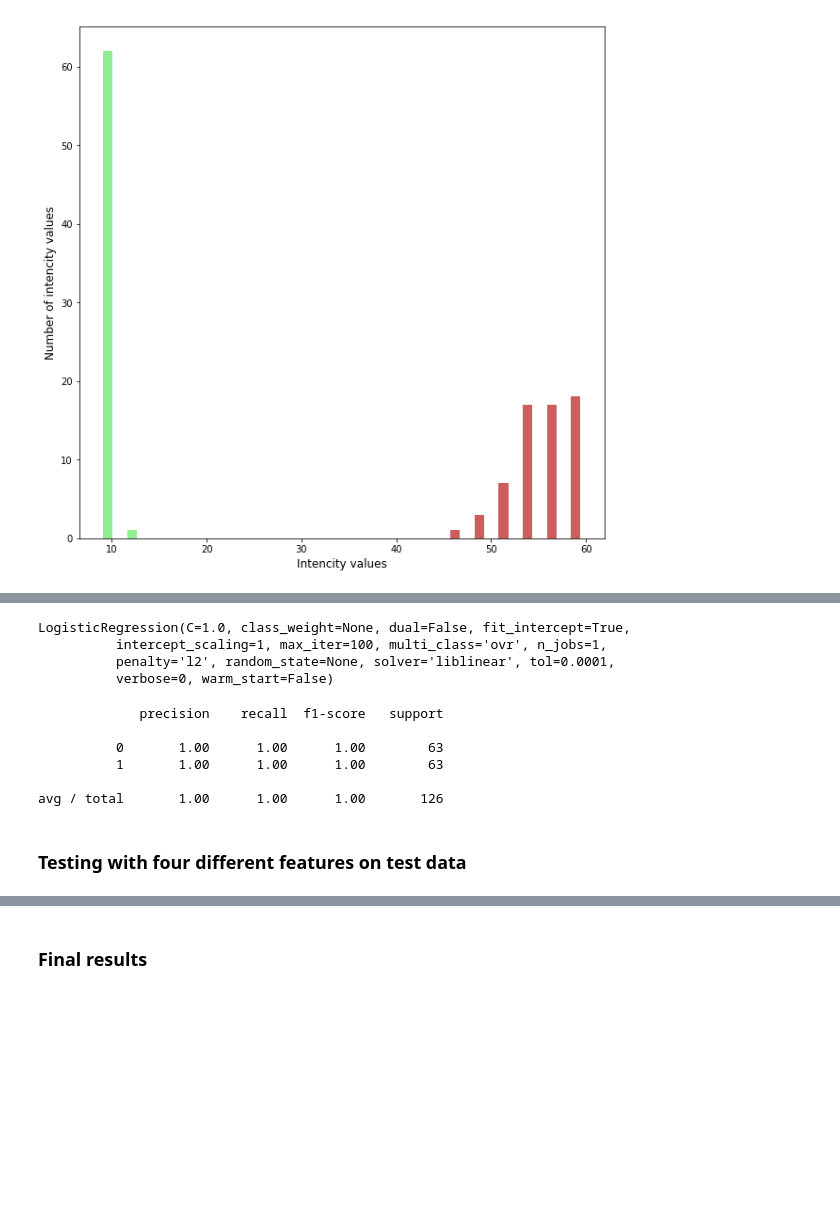
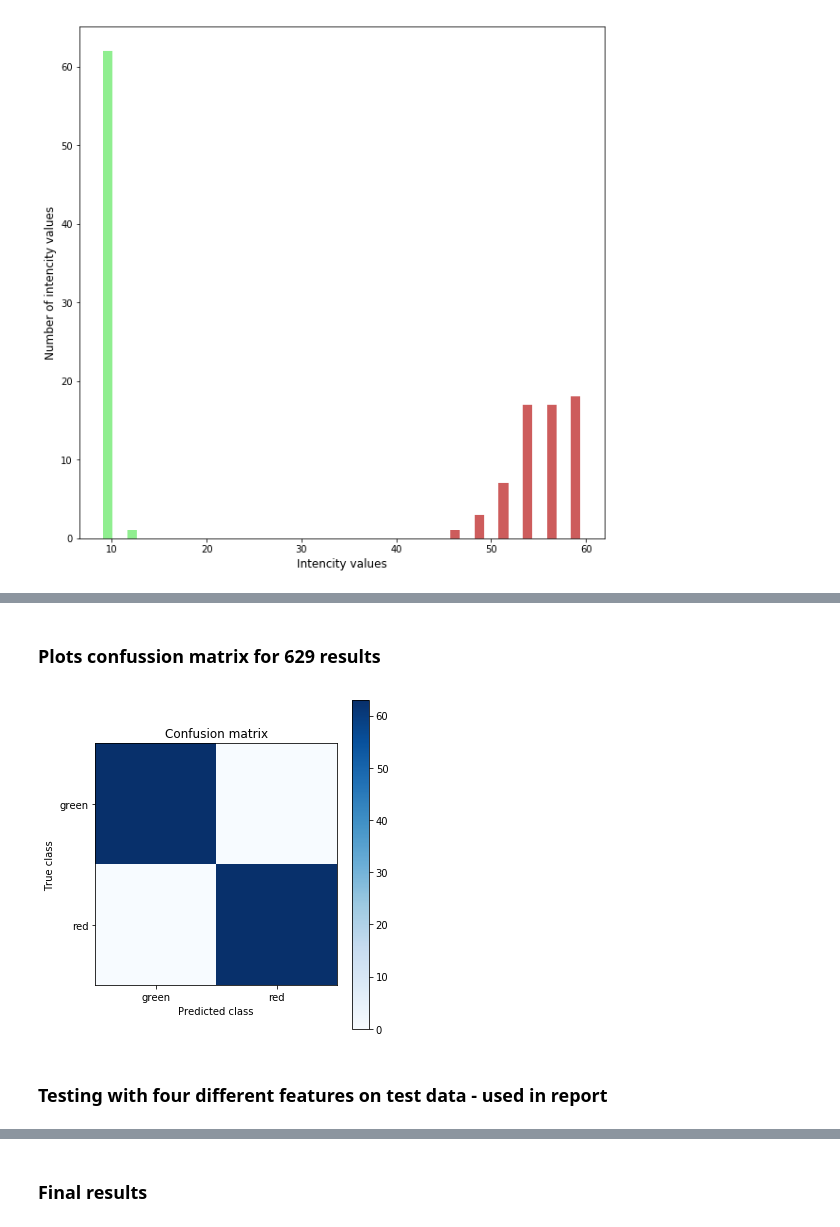
Before and after one commit to vikneke/cs5014_p2, a Jupyter notebook: binaryML/binary.ipynb, the cells around one changed output, grey strips where cells are left out. Drawn from its saved outputs; the diff is of its cells as text; code cells hidden in the pictures; blank space fills up the shorter version.

```diff
--- a/binaryML/binary.ipynb
+++ b/binaryML/binary.ipynb
@@ -193,23 +186,24 @@ x_train_one_feature = x_train_one_feature.values.reshape(-1, 1)
-# %%
-logistic_regression.fit(x_train_one_feature, y_train.ravel())
-# %% [output]
-LogisticRegression(C=1.0, class_weight=None, dual=False, fit_intercept=True,
-          intercept_scaling=1, max_iter=100, multi_class='ovr', n_jobs=1,
-          penalty='l2', random_state=None, solver='liblinear', tol=0.0001,
-          verbose=0, warm_start=False)
-# %%
-y_res = logistic_regression.predict(x_train_one_feature)
-# accuracy_score(y_train, y_res)
-print(classification_report(y_train, y_res))
-# %% [output]
-             precision    recall  f1-score   support
-
-          0       1.00      1.00      1.00        63
-          1       1.00      1.00      1.00        63
-
-avg / total       1.00      1.00      1.00       126
+# %% [markdown]
+### Plots confussion matrix for 629 results
+# %%
+def plot_confusion_matrix(cm, title='Confusion matrix', cmap=plt.cm.Blues):
+    plt.imshow(cm, interpolation='nearest', cmap=cmap)
+    plt.title(title)
+    plt.colorbar()
+    plt.xticks([0, 1], ["green", "red"])
+    plt.yticks([0, 1], ["green", "red"])
+    plt.tight_layout()
+    plt.ylabel('True class')
+    plt.xlabel('Predicted class')
+
+plot_parameters(5, 5)
+cm = confusion_matrix(y_train, y_res)
+np.set_printoptions(precision=1)
+plot_confusion_matrix(cm)
+# %% [output]
+[figure, added]
 # %% [markdown]
-### Testing with four different features on test data
+### Testing with four different features on test data - used in report
 # %%
 def experiment_different_features(x_test, y_test, x_train, y_train, feature_indexes):
     accuracies = []
```
Also changed, not shown: parts of 20 cells of this notebook, 3 other files.
